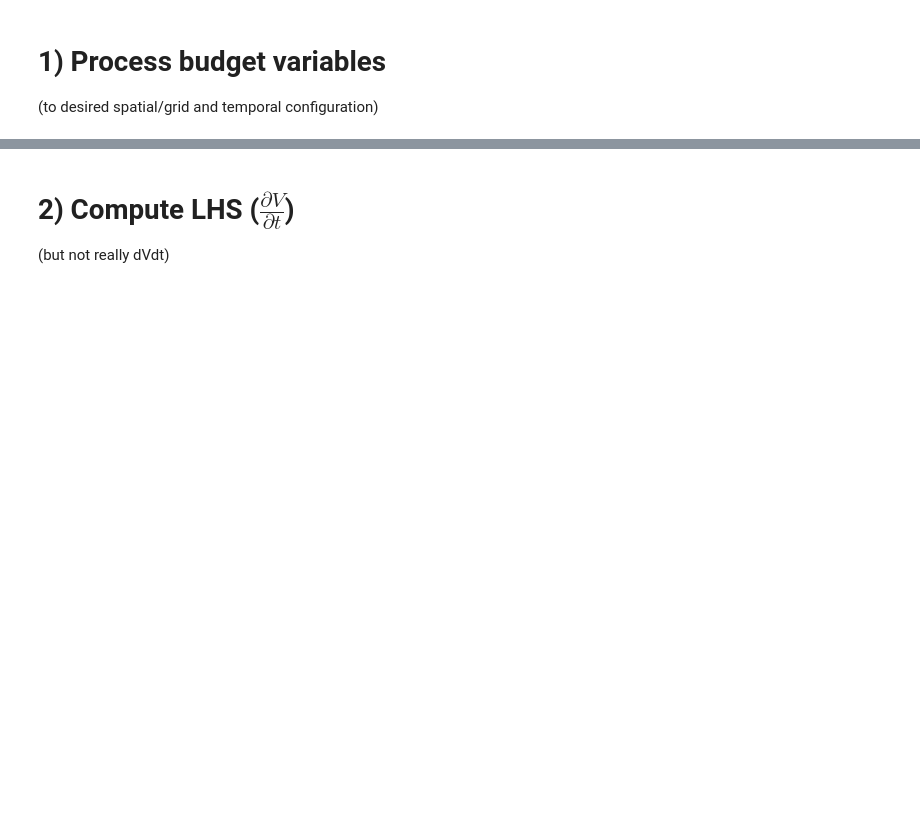
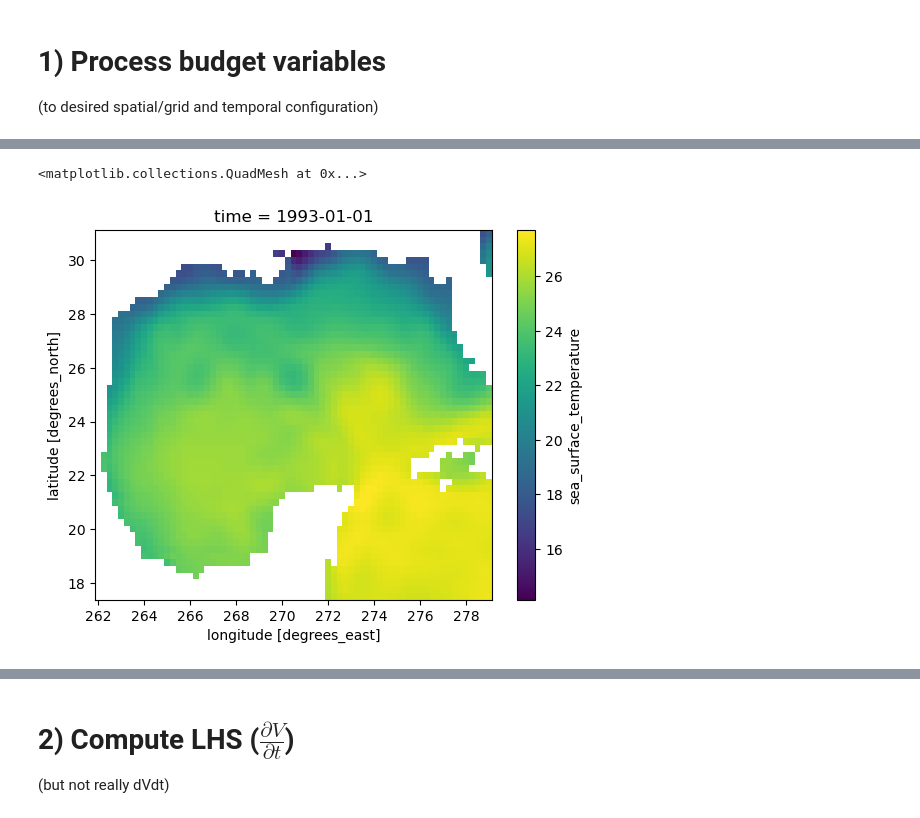
Before and after one commit to shanicetbailey/MHW-gfdl, a Jupyter notebook: 06-wmt-budget.ipynb, the cells around one changed output, grey strips where cells are left out. Drawn from its saved outputs; the diff is of its cells as text; code cells hidden in the pictures; blank space fills up the shorter version.

```diff
--- a/06-wmt-budget.ipynb
+++ b/06-wmt-budget.ipynb
@@ -122,3 +244,8 @@ q90 = sst.quantile(0.90, dim='time')
+# %%
+sst[0].where(~mask).plot()
+# %% [output]
+<matplotlib.collections.QuadMesh at 0x...>
+[figure, added]
 # %%
 theta_levs = np.arange(20,35,0.2)
 
```
Also changed, not shown: parts of 24 cells of this notebook.
